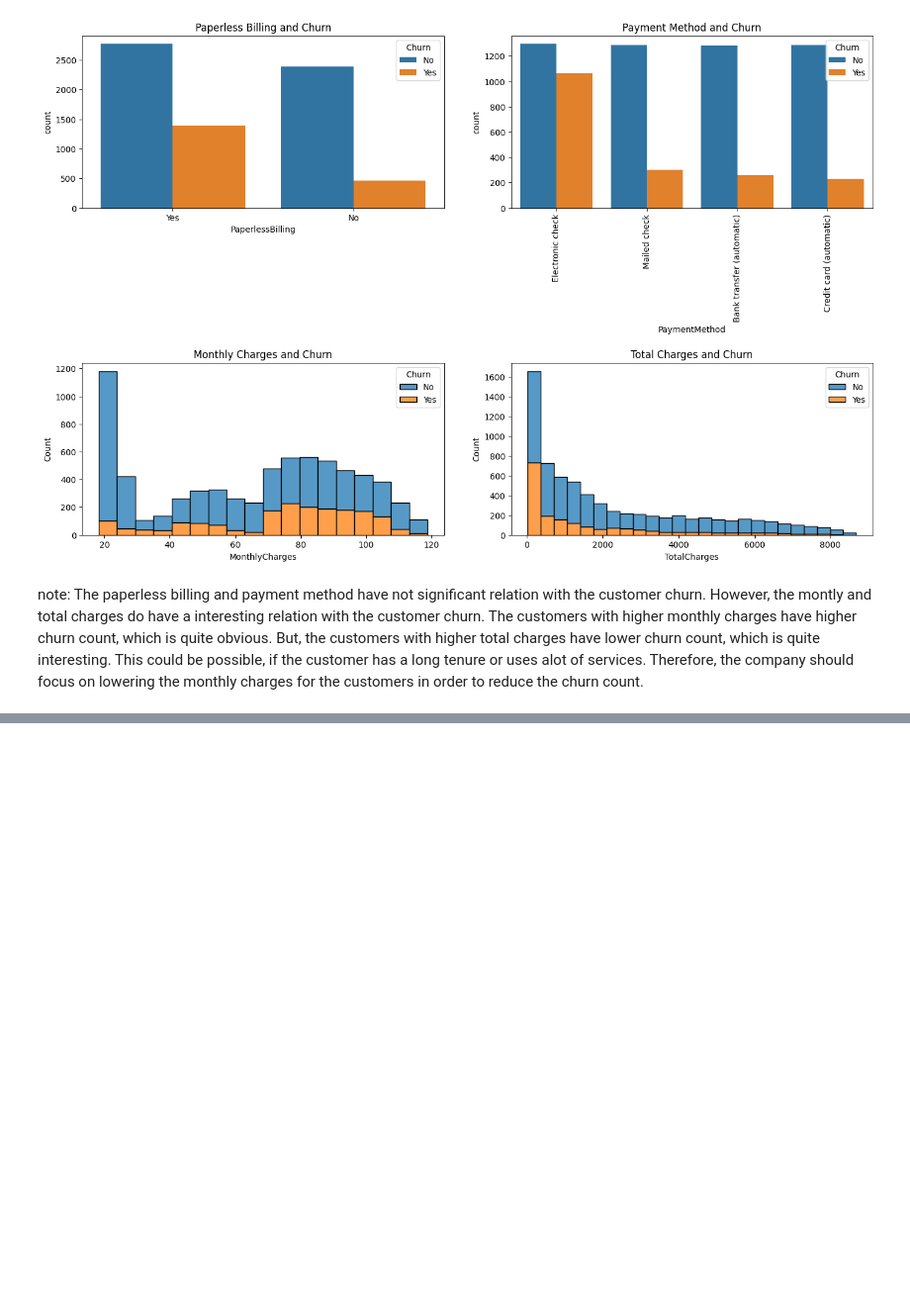
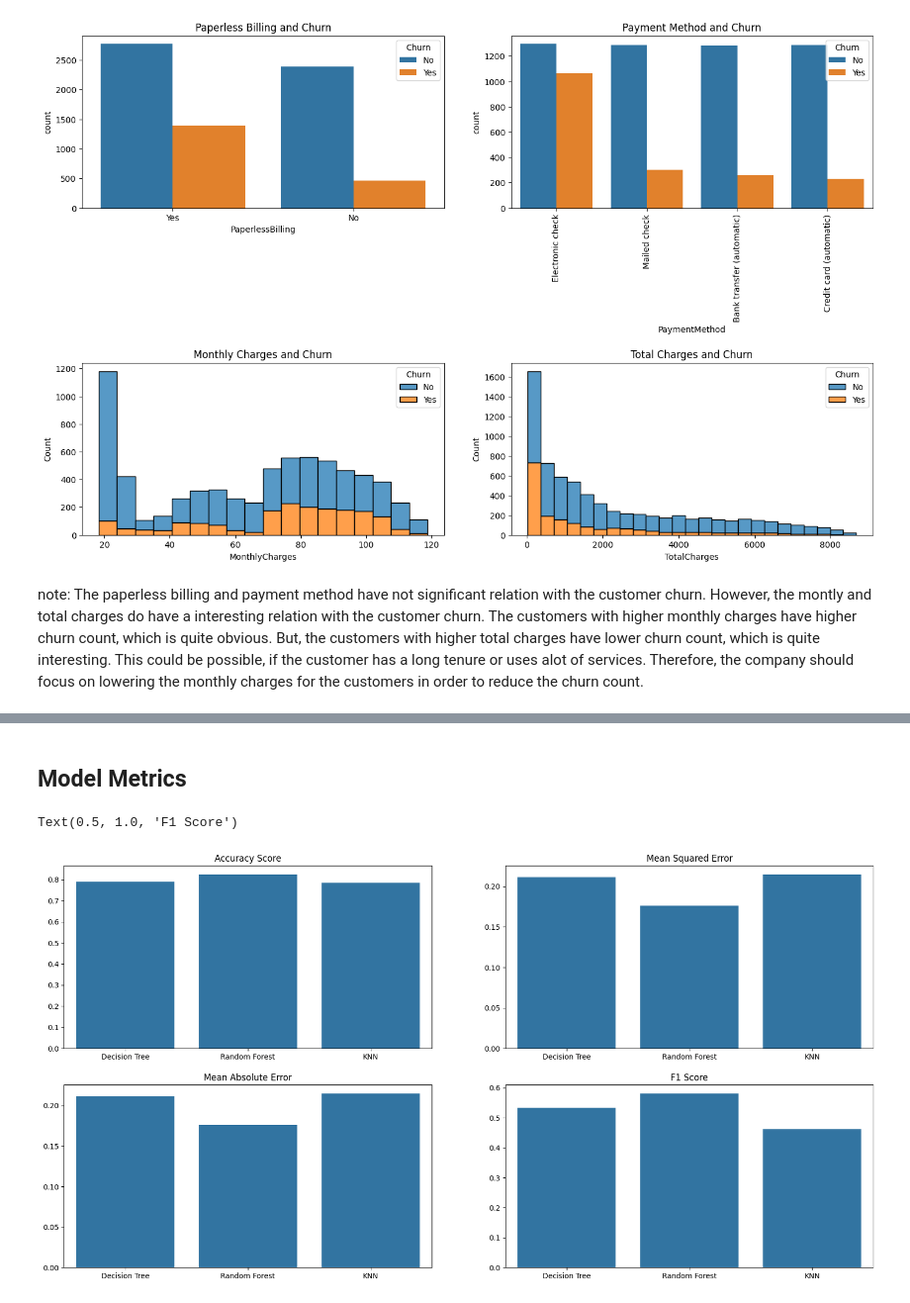
Before and after one commit to salomonzambrano/Portfolio-focused-on-Data-Science-, a Jupyter notebook: notebooks/Telecom Customer Churn Prediction.ipynb, the cells around one changed output, grey strips where cells are left out. Shown at 99% size. Cells and saved outputs as stored; diff of their text form; code cells hidden in the pictures; blank space fills up the shorter version.

```diff
--- a/notebooks/Telecom Customer Churn Prediction.ipynb
+++ b/notebooks/Telecom Customer Churn Prediction.ipynb
@@ -345,0 +458,4 @@ note: The paperless billing and payment method have not significant relation wit
+# %%
+from sklearn.ensemble import RandomForestClassifier
+#Random Forest Classifier Object
+rfc= RandomForestClassifier()
@@ -345,0 +594,17 @@ note: The paperless billing and payment method have not significant relation wit
+# %% [markdown]
+## Model Metrics
+# %%
+from sklearn.metrics import accuracy_score, mean_squared_error, mean_absolute_error, f1_score
+#Bar plots.
+fig, ax = plt.subplots(2,2, figsize=(20,10))
+#Accuracy Score.
+sns.barplot(x=['Decision Tree', 'Random Forest', 'KNN'], y=[accuracy_score(y_test, d_pred), accuracy_score(y_test, r_pred), accuracy_score(y_test, k_pred)], ax=ax[0,0]).set_title('Accuracy Score')
+#Mean Squared Error
+sns.barplot(x=['Decision Tree', 'Random Forest', 'KNN'], y=[mean_squared_error(y_test, d_pred), mean_squared_error(y_test, r_pred), mean_squared_error(y_test, k_pred)], ax=ax[0,1]).set_title('Mean Squared Error')
+#Mean Absolute Error
+sns.barplot(x=['Decision Tree', 'Random Forest', 'KNN'], y=[mean_absolute_error(y_test, d_pred), mean_absolute_error(y_test, r_pred), mean_absolute_error(y_test, k_pred)], ax=ax[1,0]).set_title('Mean Absolute Error')
+#F1 Score
+sns.barplot(x=['Decision Tree', 'Random Forest', 'KNN'], y=[f1_score(y_test, d_pred), f1_score(y_test, r_pred), f1_score(y_test, k_pred)], ax=ax[1,1]).set_title('F1 Score')
+# %% [output]
+Text(0.5, 1.0, 'F1 Score')
+[figure, added]
```
Also changed, not shown: parts of 41 cells of this notebook, 1 other file.
